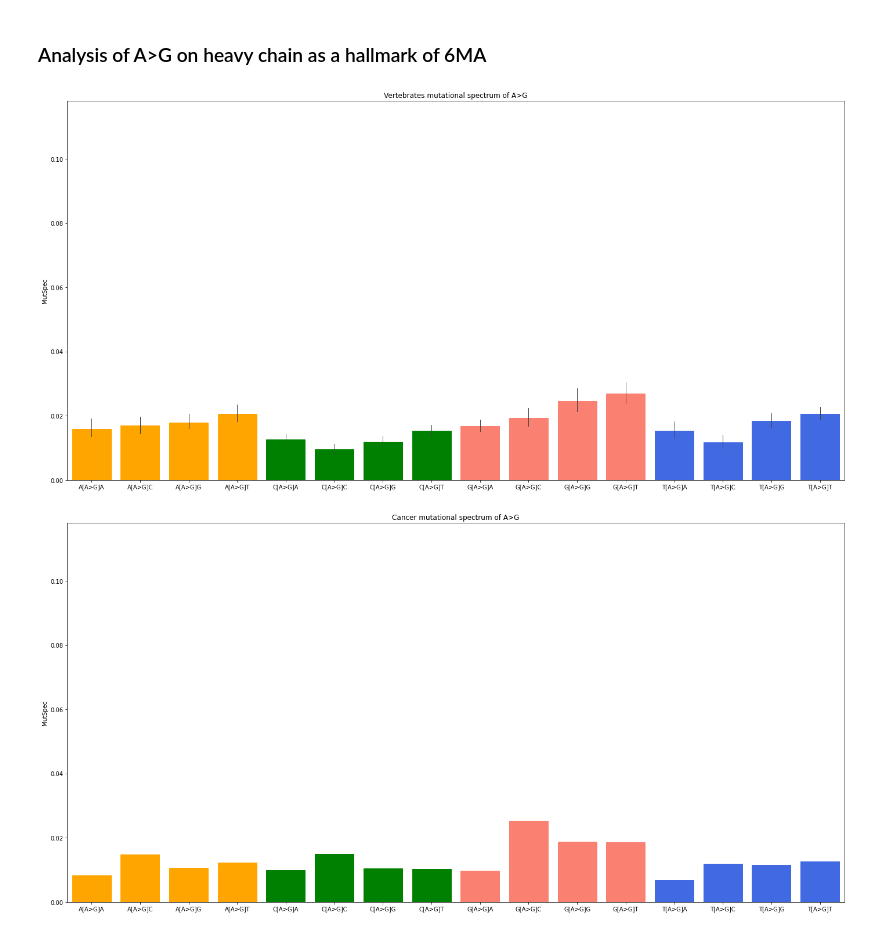
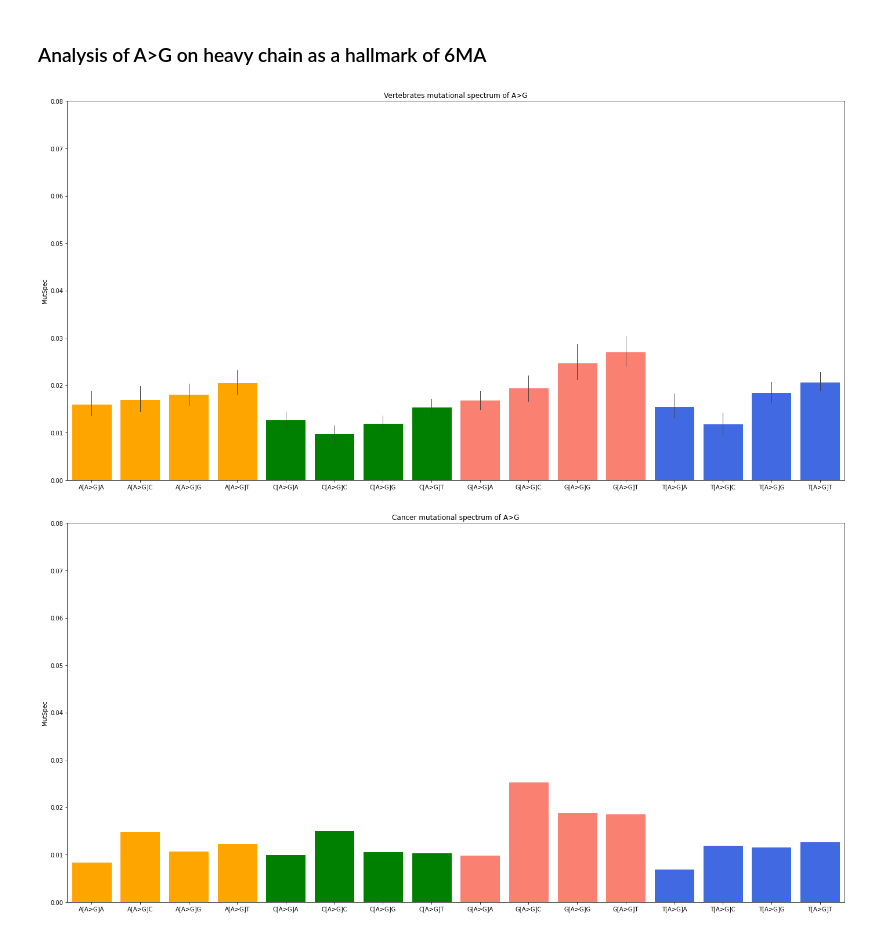
Before and after one commit to mitoclub/mtdna-192component-mutspec-chordata, a Jupyter notebook: scripts/get_mutspec.ipynb, the cells around one changed output. Cells and saved outputs as stored; diff of their text form; code cells hidden in the pictures.

```diff
--- a/scripts/get_mutspec.ipynb
+++ b/scripts/get_mutspec.ipynb
@@ -298,17 +264,17 @@ colorsAG = ['orange','orange','orange','orange','green','green','green','green',
 # %%
 fig = plt.figure(figsize=(24, 12))
 ax = fig.add_subplot(111)
 sns.barplot(x="Mut", y="MutSpec", data=AG_only,
             order=A_G_arr, errwidth=1, ax=fig.gca())
 for bar, clr in zip(ax.patches, colorsAG):
         bar.set_color(clr)
 ax.set_xlabel('')
 ax.set_title('Vertebrates mutational spectrum of A>G')
-ax.set_ylim(0, 0.118)
+ax.set_ylim(0, 0.08)
 plt.savefig('../pictures/MutSpec/AGMutVert.pdf',dpi=300)
 plt.show()
 # %% [output]
-[figure, old version]
+[figure, new version]
 # %%
 fig = plt.figure(figsize=(24, 12))
 ax = fig.add_subplot(111)
@@ -318,10 +284,10 @@ for bar, clr in zip(ax.patches, colorsAG):
         bar.set_color(clr)
 ax.set_xlabel('')
 ax.set_title('Cancer mutational spectrum of A>G')
-ax.set_ylim(0,0.118)
+ax.set_ylim(0,0.08)
 plt.savefig('../pictures/MutSpec/AGMutCancer.pdf',dpi=300)
 # %% [output]
-[figure, old version]
+[figure, new version]
 # %%
 for tx in taxes_to_draw:
     fig = plt.figure(figsize=(14, 10))
```
Also changed, not shown: parts of 10 cells of this notebook, 3 other files.
